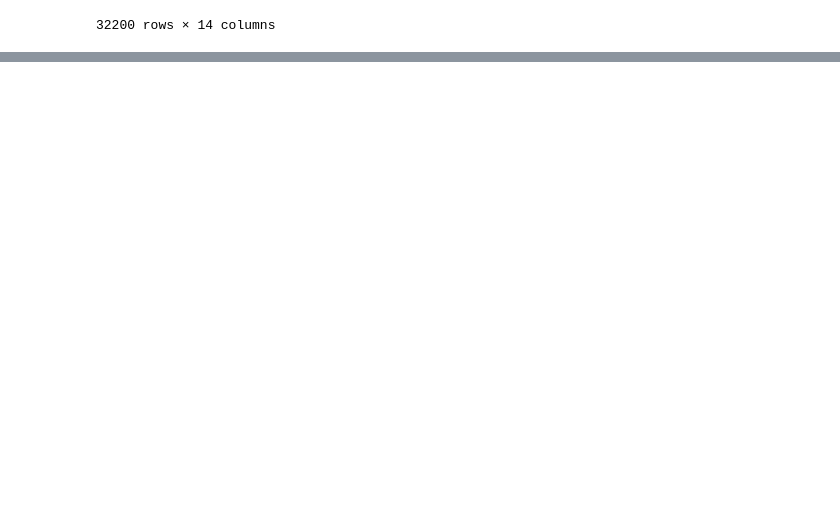
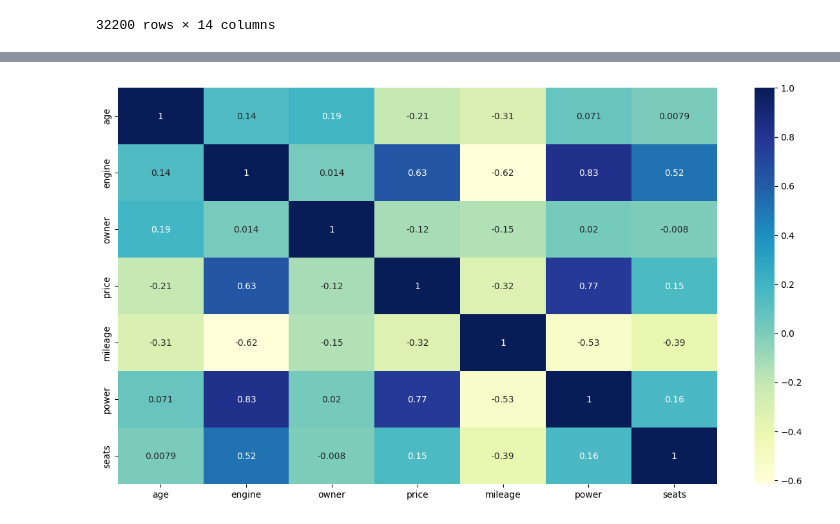
Before and after one commit to TeamConatus-AKGEC/Probation-Projects-24, a Jupyter notebook: pari_kansal/Task3.ipynb, the cells around one changed output, grey strips where cells are left out. Cells and saved outputs as stored; diff of their text form; code cells hidden in the pictures; blank space fills up the shorter version.

```diff
--- a/pari_kansal/Task3.ipynb
+++ b/pari_kansal/Task3.ipynb
@@ -65,0 +103,16 @@ data.drop(columns=['type'])
+# %%
+import pandas as pd
+import numpy as np
+import matplotlib.pyplot as plt
+import seaborn as sns
+data = pd.read_csv(r"C:\Users\Sarvesh\Downloads\DataClean - DataClean.csv.csv")
+df = pd.DataFrame(data)
+df.drop(df.columns[df.columns.str.contains('Unnamed',case=False)],axis=1,inplace=True)
+df
+plt.figure(figsize=(15,8))
+numeric_df = df.select_dtypes(include=['number'])
+sns.heatmap(numeric_df.corr(),annot = True,cmap="YlGnBu")
+plt.show()
+df.drop_duplicates(inplace=True)
+# %% [output]
+[figure, added]
```
Also changed, not shown: parts of 15 cells of this notebook, 1 other file.
